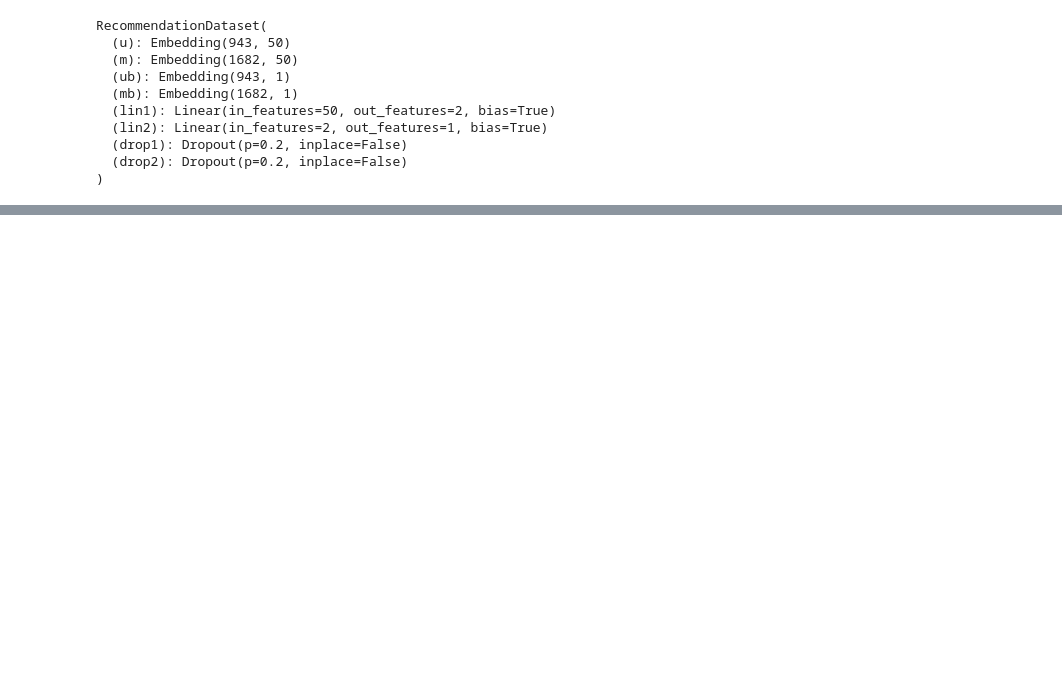
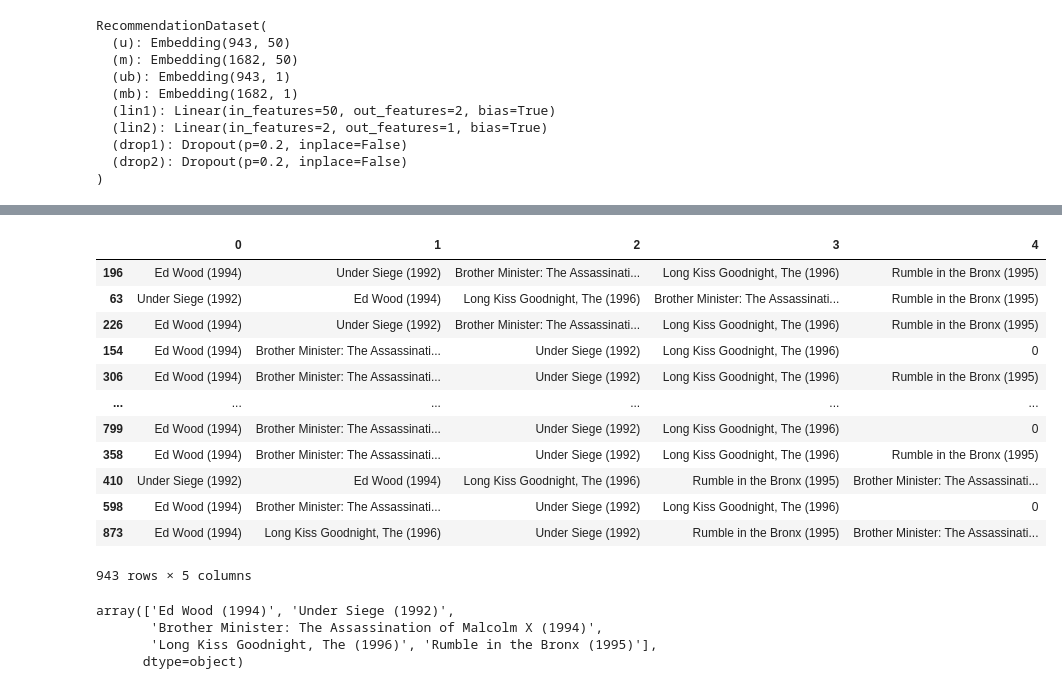
Before and after one commit to ChrisAlex2104/-Recommendation-using-Collaborative-Filtering, a Jupyter notebook: AI Final Project using deep neural networks.ipynb, the cells around one changed output, grey strips where cells are left out. Saved outputs shown, nothing was run; the diff lists cells and outputs as text; code cells hidden in the pictures; blank space fills up the shorter version.

```diff
--- a/AI Final Project using deep neural networks.ipynb
+++ b/AI Final Project using deep neural networks.ipynb
@@ -212,0 +530,25 @@ Loss for User ID: 63 and Movie ID: 242  is  0.09170204401016235
+# %%
+all_rec_df_title = all_rec_df.replace(dict(zip(movies['movie'], movies['title'])))
+# %%
+all_rec_df_title
+# %% [output]
+|  | 0 | 1 | 2 | 3 | 4 |
+| 196 | Ed Wood (1994) | Under Siege (1992) | Brother Minister: The Assassinati... | Long Kiss Goodnight, The (1996) | Rumble in the Bronx (1995) |
+| 63 | Under Siege (1992) | Ed Wood (1994) | Long Kiss Goodnight, The (1996) | Brother Minister: The Assassinati... | Rumble in the Bronx (1995) |
+| 226 | Ed Wood (1994) | Under Siege (1992) | Brother Minister: The Assassinati... | Long Kiss Goodnight, The (1996) | Rumble in the Bronx (1995) |
+| 154 | Ed Wood (1994) | Brother Minister: The Assassinati... | Under Siege (1992) | Long Kiss Goodnight, The (1996) | 0 |
+| 306 | Ed Wood (1994) | Brother Minister: The Assassinati... | Under Siege (1992) | Long Kiss Goodnight, The (1996) | Rumble in the Bronx (1995) |
+| ... | ... | ... | ... | ... | ... |
+| 799 | Ed Wood (1994) | Brother Minister: The Assassinati... | Under Siege (1992) | Long Kiss Goodnight, The (1996) | 0 |
+| 358 | Ed Wood (1994) | Brother Minister: The Assassinati... | Under Siege (1992) | Long Kiss Goodnight, The (1996) | Rumble in the Bronx (1995) |
+| 410 | Under Siege (1992) | Ed Wood (1994) | Long Kiss Goodnight, The (1996) | Rumble in the Bronx (1995) | Brother Minister: The Assassinati... |
+| 598 | Ed Wood (1994) | Brother Minister: The Assassinati... | Under Siege (1992) | Long Kiss Goodnight, The (1996) | 0 |
+| 873 | Ed Wood (1994) | Long Kiss Goodnight, The (1996) | Under Siege (1992) | Rumble in the Bronx (1995) | Brother Minister: The Assassinati... |
+943 rows × 5 columns
+# %%
+all_rec_df_title[0].unique()
+# %% [output]
+array(['Ed Wood (1994)', 'Under Siege (1992)',
+       'Brother Minister: The Assassination of Malcolm X (1994)',
+       'Long Kiss Goodnight, The (1996)', 'Rumble in the Bronx (1995)'],
+      dtype=object)
```
Also changed, not shown: parts of 20 cells of this notebook, 1 other file.
